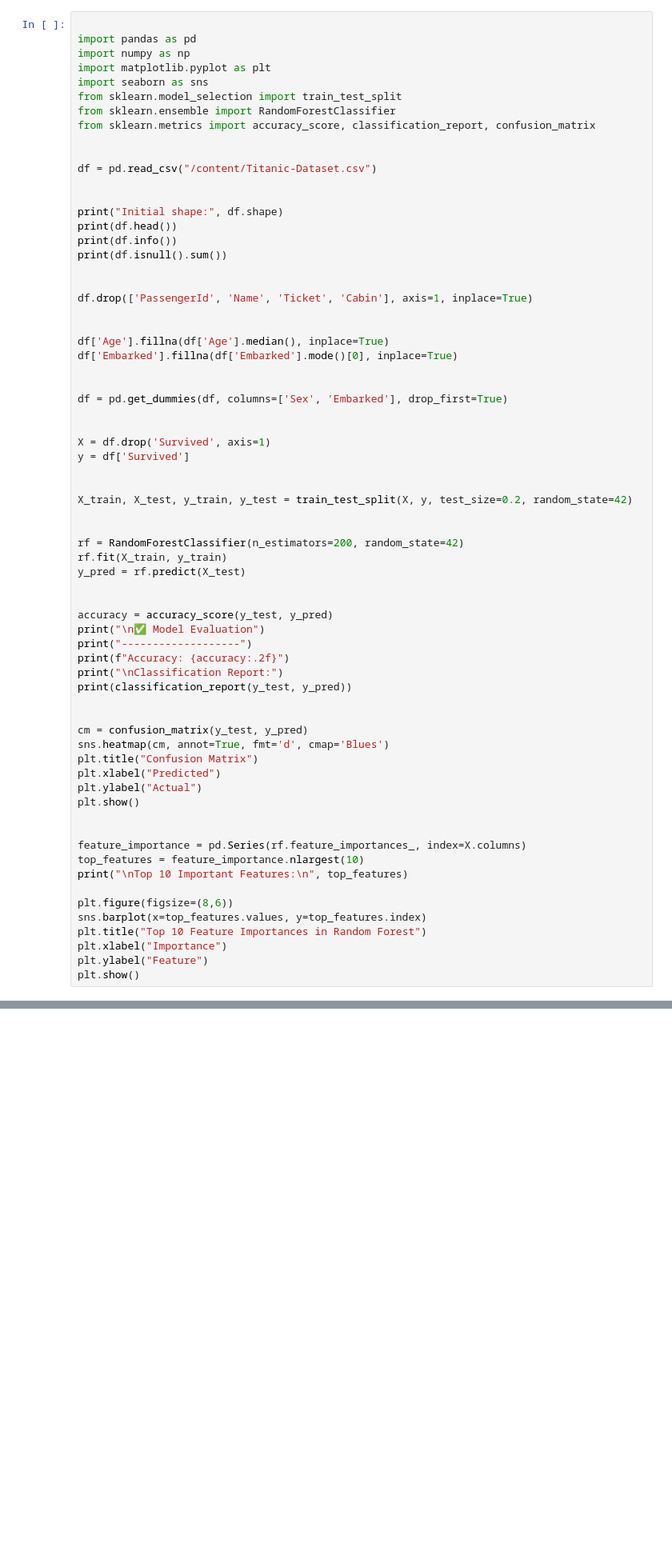
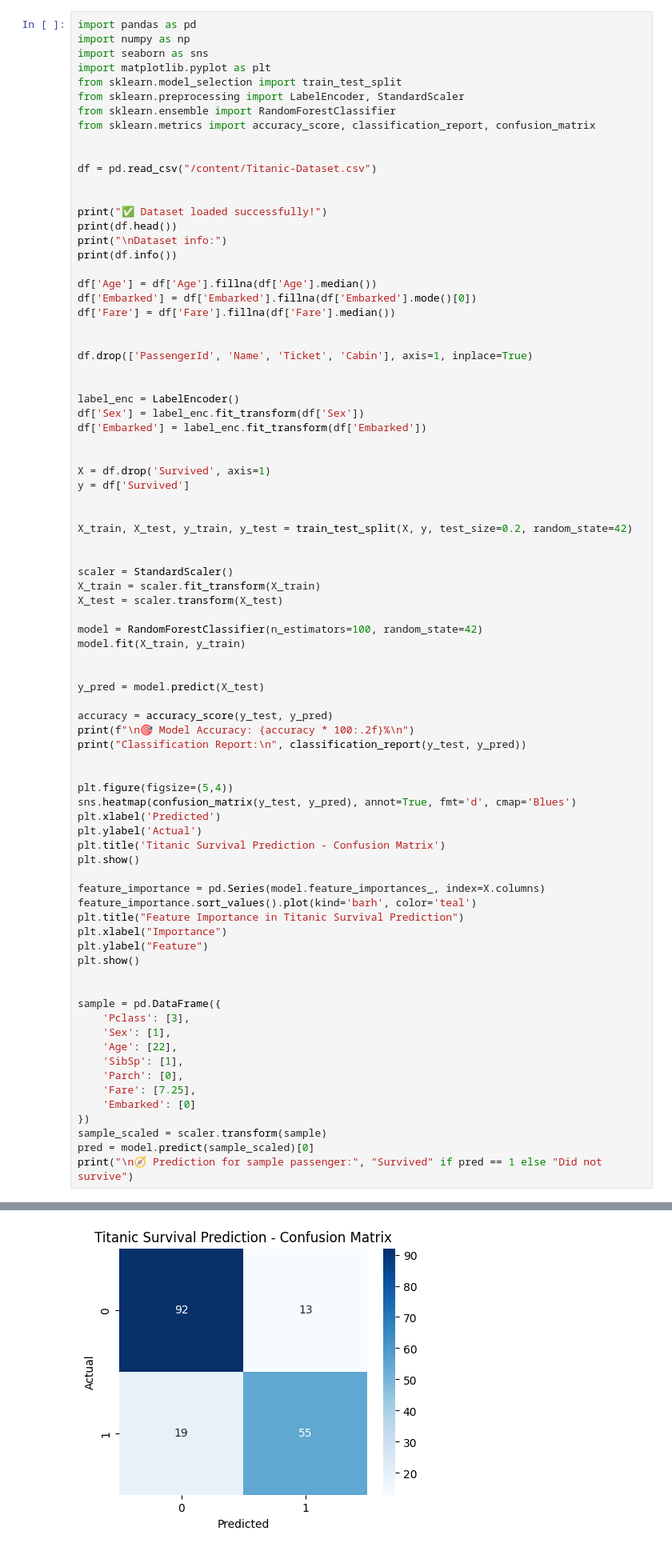
Before and after one commit to brinda142/CODSOFT, a Jupyter notebook: Titanic_Survival.ipynb, the cells around one changed output, grey strips where cells are left out. Shown: that part at 80% size. Saved outputs shown, nothing was run; the diff lists cells and outputs as text; blank space fills up the shorter version.

```diff
--- a/Titanic_Survival.ipynb
+++ b/Titanic_Survival.ipynb
@@ -1,12 +1,12 @@
 # %% [markdown]
 <a href="https://colab.research.google.com/github/brinda142/CODSOFT/blob/main/Titanic_Survival.ipynb" target="_parent"><img src="https://colab.research.google.com/assets/colab-badge.svg" alt="Open In Colab"/></a>
 # %%
-
 import pandas as pd
 import numpy as np
+import seaborn as sns
 import matplotlib.pyplot as plt
-import seaborn as sns
 from sklearn.model_selection import train_test_split
+from sklearn.preprocessing import LabelEncoder, StandardScaler
 from sklearn.ensemble import RandomForestClassifier
 from sklearn.metrics import accuracy_score, classification_report, confusion_matrix
 
@@ -14,20 +14,22 @@ from sklearn.metrics import accuracy_score, classification_report, confusion_mat
 df = pd.read_csv("/content/Titanic-Dataset.csv")
 
 
-print("Initial shape:", df.shape)
+print("✅ Dataset loaded successfully!")
 print(df.head())
+print("\nDataset info:")
 print(df.info())
-print(df.isnull().sum())
+
+df['Age'] = df['Age'].fillna(df['Age'].median())
+df['Embarked'] = df['Embarked'].fillna(df['Embarked'].mode()[0])
+df['Fare'] = df['Fare'].fillna(df['Fare'].median())
 
 
 df.drop(['PassengerId', 'Name', 'Ticket', 'Cabin'], axis=1, inplace=True)
 
 
-df['Age'].fillna(df['Age'].median(), inplace=True)
-df['Embarked'].fillna(df['Embarked'].mode()[0], inplace=True)
-
-
-df = pd.get_dummies(df, columns=['Sex', 'Embarked'], drop_first=True)
+label_enc = LabelEncoder()
+df['Sex'] = label_enc.fit_transform(df['Sex'])
+df['Embarked'] = label_enc.fit_transform(df['Embarked'])
 
 
 X = df.drop('Survived', axis=1)
@@ -37,35 +39,46 @@ y = df['Survived']
 X_train, X_test, y_train, y_test = train_test_split(X, y, test_size=0.2, random_state=42)
 
 
-rf = RandomForestClassifier(n_estimators=200, random_state=42)
-rf.fit(X_train, y_train)
-y_pred = rf.predict(X_test)
+scaler = StandardScaler()
+X_train = scaler.fit_transform(X_train)
+X_test = scaler.transform(X_test)
+
+model = RandomForestClassifier(n_estimators=100, random_state=42)
+model.fit(X_train, y_train)
 
 
+y_pred = model.predict(X_test)
+
 accuracy = accuracy_score(y_test, y_pred)
-print("\n✅ Model Evaluation")
-print("-------------------")
-print(f"Accuracy: {accuracy:.2f}")
-print("\nClassification Report:")
-print(classification_report(y_test, y_pred))
+print(f"\n🎯 Model Accuracy: {accuracy * 100:.2f}%\n")
+print("Classification Report:\n", classification_report(y_test, y_pred))
 
 
-cm = confusion_matrix(y_test, y_pred)
-sns.heatmap(cm, annot=True, fmt='d', cmap='Blues')
-plt.title("Confusion Matrix")
-plt.xlabel("Predicted")
-plt.ylabel("Actual")
+plt.figure(figsize=(5,4))
+sns.heatmap(confusion_matrix(y_test, y_pred), annot=True, fmt='d', cmap='Blues')
+plt.xlabel('Predicted')
+plt.ylabel('Actual')
+plt.title('Titanic Survival Prediction - Confusion Matrix')
+plt.show()
+
+feature_importance = pd.Series(model.feature_importances_, index=X.columns)
+feature_importance.sort_values().plot(kind='barh', color='teal')
+plt.title("Feature Importance in Titanic Survival Prediction")
+plt.xlabel("Importance")
+plt.ylabel("Feature")
 plt.show()
 
 
-feature_importance = pd.Series(rf.feature_importances_, index=X.columns)
-top_features = feature_importance.nlargest(10)
-print("\nTop 10 Important Features:\n", top_features)
-
-plt.figure(figsize=(8,6))
-sns.barplot(x=top_features.values, y=top_features.index)
-plt.title("Top 10 Feature Importances in Random Forest")
-plt.xlabel("Importance")
-plt.ylabel("Feature")
-plt.show()
+sample = pd.DataFrame({
+    'Pclass': [3],
+    'Sex': [1],
+    'Age': [22],
+    'SibSp': [1],
+    'Parch': [0],
+    'Fare': [7.25],
+    'Embarked': [0]
+})
+sample_scaled = scaler.transform(sample)
+pred = model.predict(sample_scaled)[0]
+print("\n🧭 Prediction for sample passenger:", "Survived" if pred == 1 else "Did not survive")
 # %% [output]
@@ -88,0 +102 @@ dtype: int64
+[figure, new version]
```
Also changed, not shown: parts of 1 cell of this notebook.
